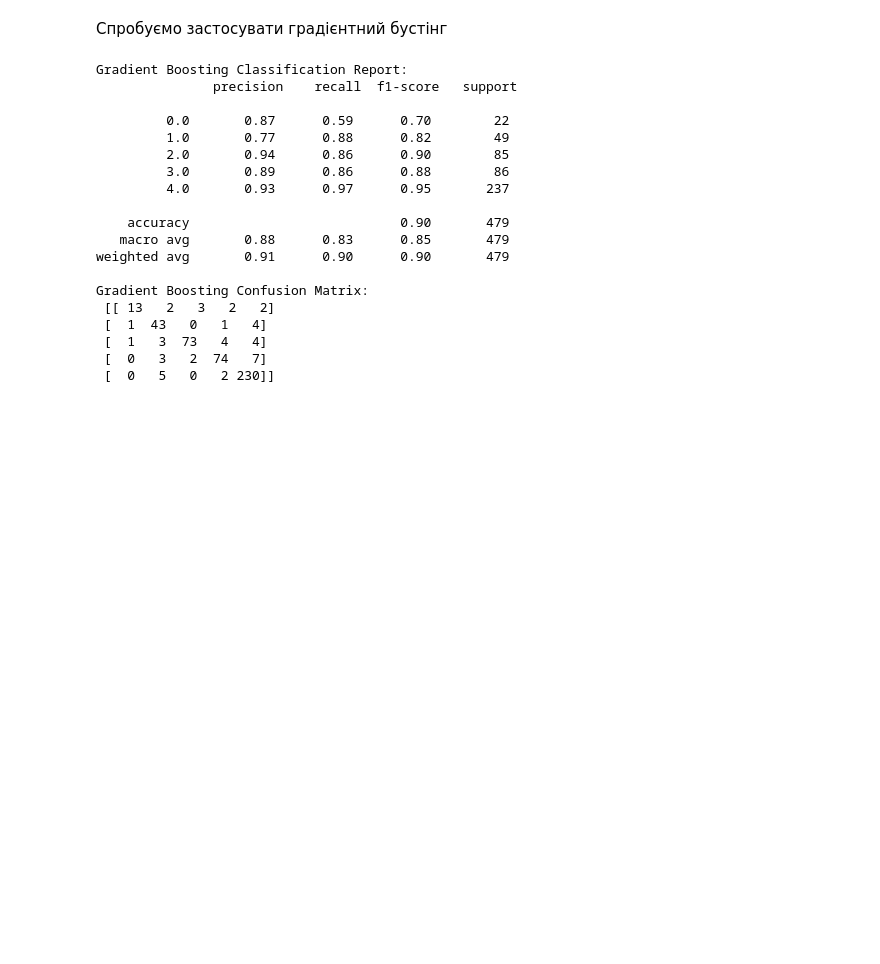
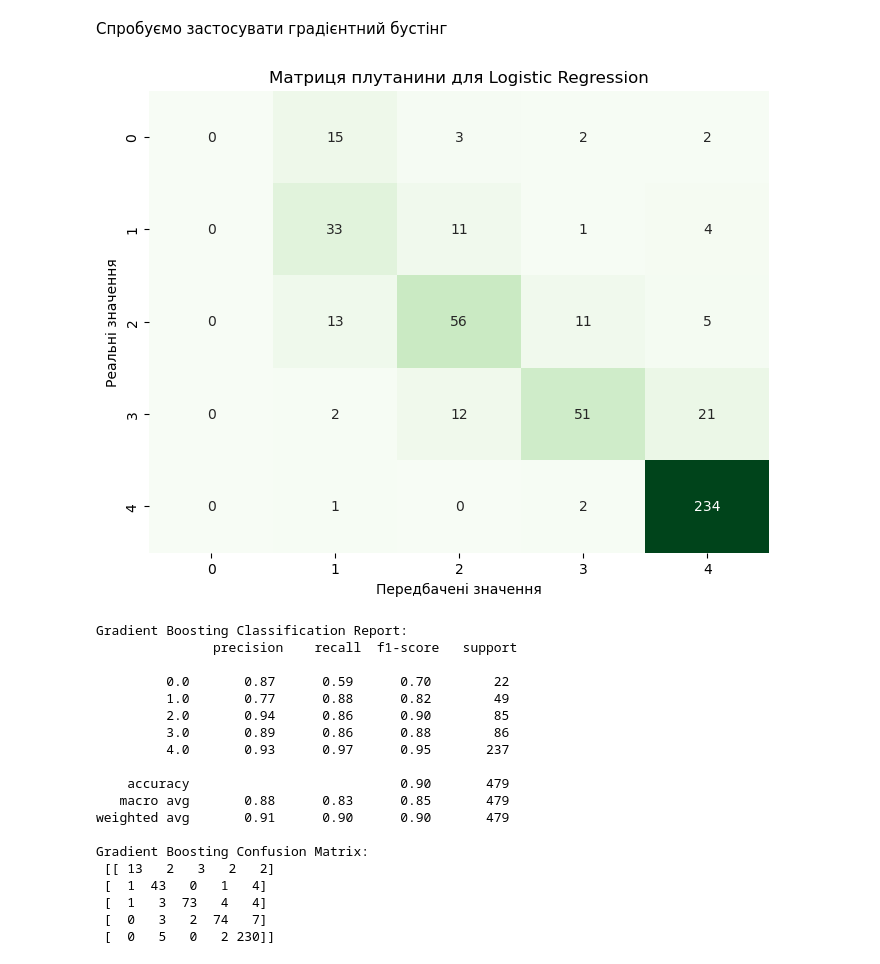
Before and after one commit to SiracencoSerghei/DataScienceHW, a Jupyter notebook: example_kaggle/les_4/SVM_K-means.ipynb, the cells around one changed output. Saved outputs shown, nothing was run; the diff lists cells and outputs as text; code cells hidden in the pictures; blank space fills up the shorter version.

```diff
--- a/example_kaggle/les_4/SVM_K-means.ipynb
+++ b/example_kaggle/les_4/SVM_K-means.ipynb
@@ -244,6 +274,18 @@ Logistic Regression Confusion Matrix:
 # %% [markdown]
 
 Спробуємо застосувати градієнтний бустінг
+# %%
+# Обчислення матриці плутанини
+cm = confusion_matrix(y_test, y_pred_log_reg)
+# Візуалізація через heatmap
+plt.figure(figsize=(8, 6))
+sns.heatmap(cm, annot=True, fmt="d", cmap="Greens", cbar=False)
+plt.title("Матриця плутанини для Logistic Regression")
+plt.xlabel("Передбачені значення")
+plt.ylabel("Реальні значення")
+plt.show()
+# %% [output]
+[figure, added]
 # %%
 from sklearn.ensemble import GradientBoostingClassifier
 
```
Also changed, not shown: parts of 5 cells of this notebook, 1 other file.
